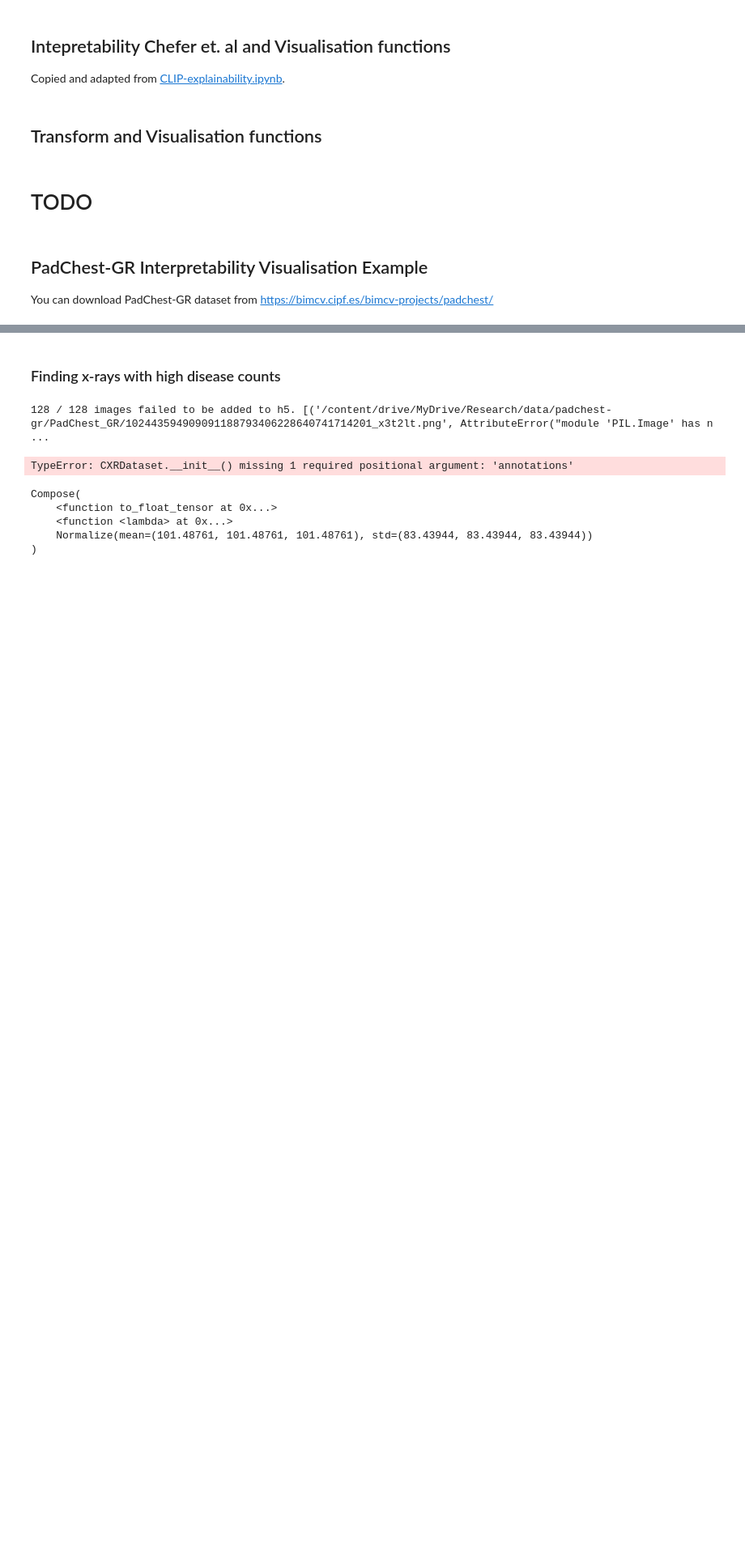
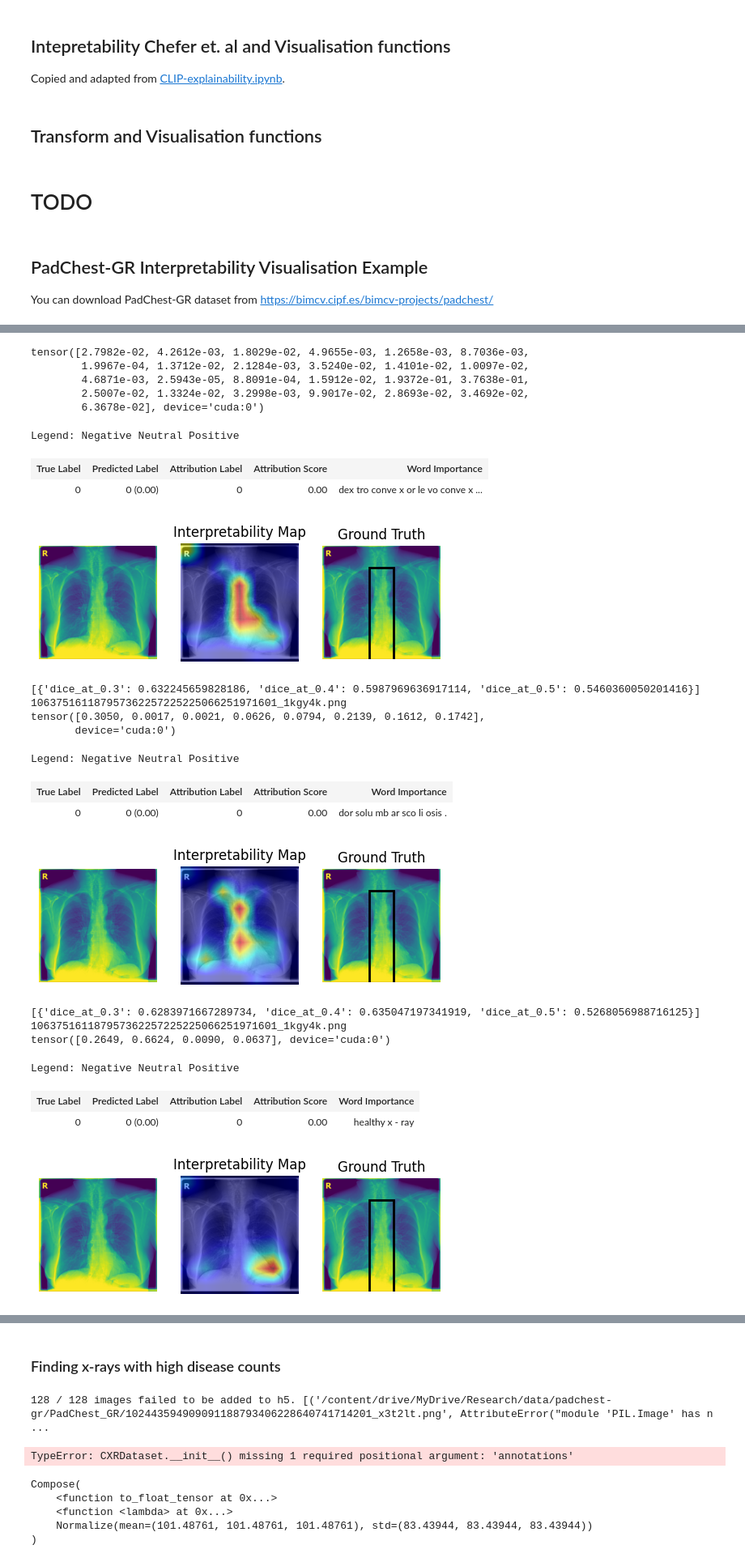
Before and after one commit to homiecal/dap-playground, a Jupyter notebook: multiple-disease-impact-on-interpretability-VLM.ipynb, the cells around one changed output, grey strips where cells are left out. Shown at 81% size. Saved outputs shown, nothing was run; the diff lists cells and outputs as text; code cells hidden in the pictures; blank space fills up the shorter version.

```diff
--- a/multiple-disease-impact-on-interpretability-VLM.ipynb
+++ b/multiple-disease-impact-on-interpretability-VLM.ipynb
@@ -550,4 +346,0 @@ Normalize(
-# %%
-x = arr / 65535 * 255
-x = x.astype(np.float32)
-plt.imshow(x, cmap='gray')
@@ -594,3 +346,0 @@ torch.Size([1, 3, 226, 224])
-# %%
-img = cv2.imread(str(path), cv2.IMREAD_UNCHANGED)
-# np.asarray(img)
@@ -682,0 +474,3 @@ Legend: Negative Neutral Positive
+# %%
+padchest_abnormal_dataset = PadChestDataset(image_paths, gt_by_image, transforms, True)
+padchest_dataset = PadChestDataset(image_paths, gt_by_image, transforms, False)
@@ -682,0 +484,59 @@ Legend: Negative Neutral Positive
+# %%
+def show_for_one_image(image_id, model, thresholds = [0.3,0.4,0.5], custom_texts=None):
+
+    image_id, image, texts, bboxes, offsets = padchest_abnormal_dataset.get_item_by_id(image_id)
+
+    image = image.unsqueeze(0).to(device)
+
+    if custom_texts:
+       texts = custom_texts
+
+    if texts:
+      text = clip.tokenize(texts).to(device)
+
+      R_text, R_image = interpret(model=model, image=image, texts=text, device=device)
+      batch_size = text.shape[0]
+      dice_results = []
+      for i in range(batch_size):
+        show_heatmap_on_text(texts[i], text[i], R_text[i])
+        show_image_relevance(R_image[i], image, orig_image=Image.open(f"{IMAGE_FOLDER}/{image_id}"), bboxes=bboxes[i])
+        plt.show()
+        results = dice_score(R_image[i], bboxes[i], thresholds)
+        dice_results.append(results)
+
+      print(dice_results)
+      print(image_id)
+
+    return dice_results
+# %%
+# show_for_one_image("101354916913099012081924155376991837012_81ss65.png",custom_texts=["There is a right pleural effusion."], model=model)
+# show_for_one_image("101354916913099012081924155376991837012_81ss65.png",custom_texts=["There is a left pleural effusion."], model=model)
+# show_for_one_image("101354916913099012081924155376991837012_81ss65.png",custom_texts=["There is a no evidence of pleural effusion."], model=model)
+show_for_one_image("106375161187957362257225225066251971601_1kgy4k.png",custom_texts=["Dextroconvex or levoconvex spinal curvature with associated vertebral rotation, consistent with scoliosis."], model=model)
+show_for_one_image("106375161187957362257225225066251971601_1kgy4k.png", model=model)
+show_for_one_image("106375161187957362257225225066251971601_1kgy4k.png",custom_texts=["Healthy x-ray"], model=model)
+# %% [output]
+tensor([2.7982e-02, 4.2612e-03, 1.8029e-02, 4.9655e-03, 1.2658e-03, 8.7036e-03,
+        1.9967e-04, 1.3712e-02, 2.1284e-03, 3.5240e-02, 1.4101e-02, 1.0097e-02,
+        4.6871e-03, 2.5943e-05, 8.8091e-04, 1.5912e-02, 1.9372e-01, 3.7638e-01,
+        2.5007e-02, 1.3324e-02, 3.2998e-03, 9.9017e-02, 2.8693e-02, 3.4692e-02,
+        6.3678e-02], device='cuda:0')
+Legend: Negative Neutral Positive
+| True Label | Predicted Label | Attribution Label | Attribution Score | Word Importance |
+| 0 | 0 (0.00) | 0 | 0.00 | dex tro conve x or le vo conve x ... |
+[figure, added]
+[{'dice_at_0.3': 0.632245659828186, 'dice_at_0.4': 0.5987969636917114, 'dice_at_0.5': 0.5460360050201416}]
+106375161187957362257225225066251971601_1kgy4k.png
+tensor([0.3050, 0.0017, 0.0021, 0.0626, 0.0794, 0.2139, 0.1612, 0.1742],
+       device='cuda:0')
+Legend: Negative Neutral Positive
+| True Label | Predicted Label | Attribution Label | Attribution Score | Word Importance |
+| 0 | 0 (0.00) | 0 | 0.00 | dor solu mb ar sco li osis . |
+[figure, added]
+[{'dice_at_0.3': 0.6283971667289734, 'dice_at_0.4': 0.635047197341919, 'dice_at_0.5': 0.5268056988716125}]
+106375161187957362257225225066251971601_1kgy4k.png
+tensor([0.2649, 0.6624, 0.0090, 0.0637], device='cuda:0')
+Legend: Negative Neutral Positive
+| True Label | Predicted Label | Attribution Label | Attribution Score | Word Importance |
+| 0 | 0 (0.00) | 0 | 0.00 | healthy x - ray |
+[figure, added]
```
Also changed, not shown: parts of 65 cells of this notebook.
